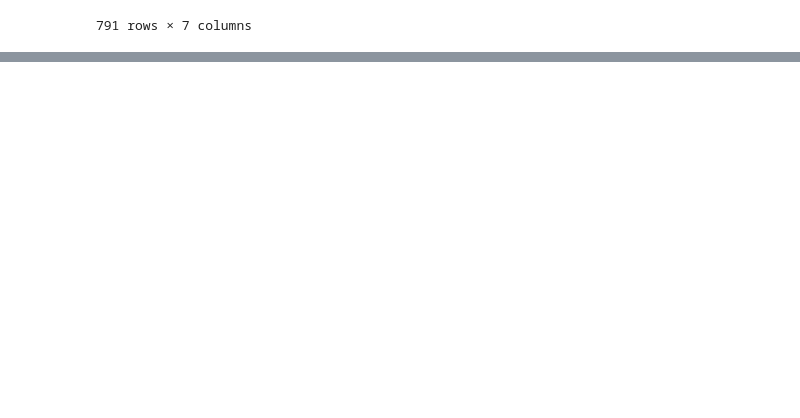
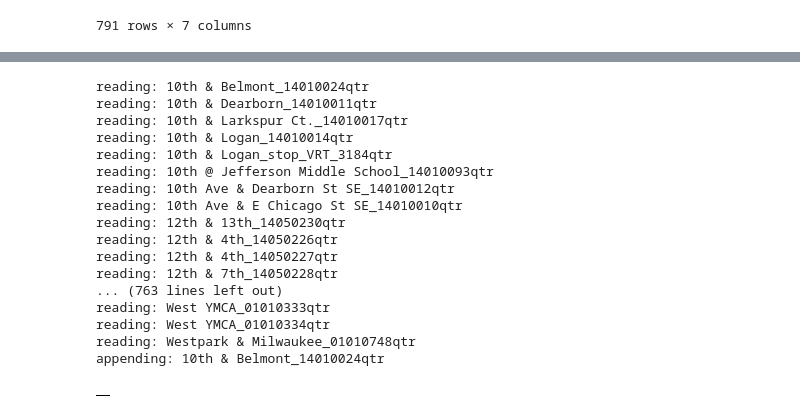
Before and after one commit to bcparker21/walksheds, a Jupyter notebook: Walksheds.ipynb, the cells around one changed output, grey strips where cells are left out. Cells and saved outputs as stored; diff of their text form; code cells hidden in the pictures; blank space fills up the shorter version.

```diff
--- a/Walksheds.ipynb
+++ b/Walksheds.ipynb
@@ -50,5 +54,5 @@ df.set_index('stop_name')
 | Garrity & Stamm | 14050020 | NaN | NaN | 43.595642 | -116.515895 | zoneforstop_VRT_3804 | (43.595641634419366, -116.5158949... |
 791 rows × 7 columns
 # %%
-outfolder=r"N:\Planning - New File Structure\GIS\Data\Stops\Walksheds"
+outfolder=r"N:\Planning - New File Structure\GIS\Data\Stops\Walksheds\Qtr"
 # %%
@@ -119,0 +117,32 @@ for index, row in enumerate(a):
+# %%
+def reader():
+    for i in os.listdir(outfolder):
+        d['{}'.format(i)]=gpd.read_file(outfolder+"\\"+i+"\\edges\\edges.shp")
+        print('reading: '+i)
+    for key,value in d.items():
+        allwalksheds.append(value[:])
+        print('appending: '+ key)
+        return allwalksheds
+    allwalksheds.plot()
+    allwalksheds.to_file(r"N:\Planning - New File Structure\GIS\Data\Stops\allwalkshedsQtr.shp")
+# %%
+reader()
+# %% [output]
+reading: 10th & Belmont_14010024qtr
+reading: 10th & Dearborn_14010011qtr
+reading: 10th & Larkspur Ct._14010017qtr
+reading: 10th & Logan_14010014qtr
+reading: 10th & Logan_stop_VRT_3184qtr
+reading: 10th @ Jefferson Middle School_14010093qtr
+reading: 10th Ave & Dearborn St SE_14010012qtr
+reading: 10th Ave & E Chicago St SE_14010010qtr
+reading: 12th & 13th_14050230qtr
+reading: 12th & 4th_14050226qtr
+reading: 12th & 4th_14050227qtr
+reading: 12th & 7th_14050228qtr
+... (763 lines left out)
+reading: West YMCA_01010333qtr
+reading: West YMCA_01010334qtr
+reading: Westpark & Milwaukee_01010748qtr
+appending: 10th & Belmont_14010024qtr
+|  |
```
Also changed, not shown: parts of 16 cells of this notebook.
